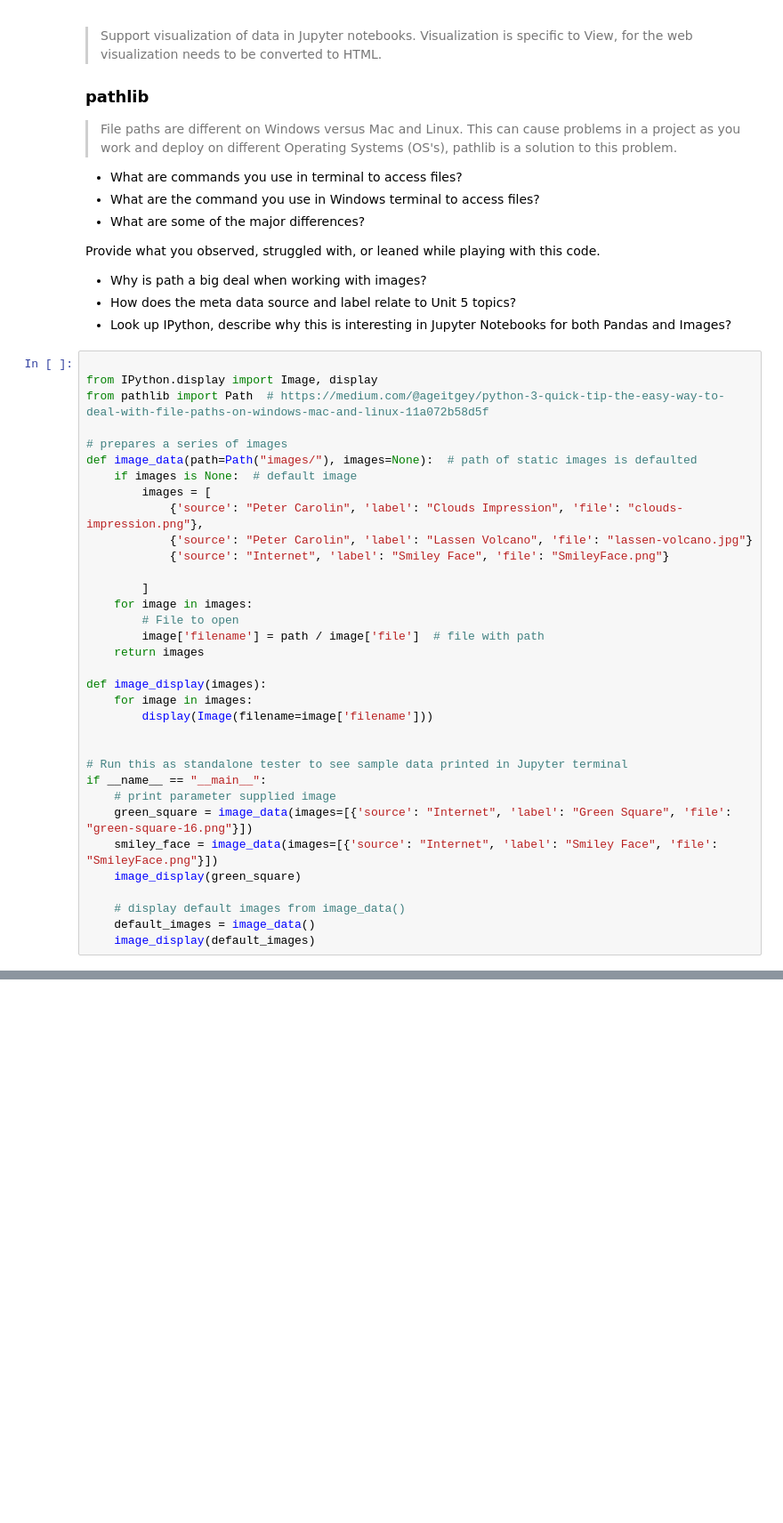
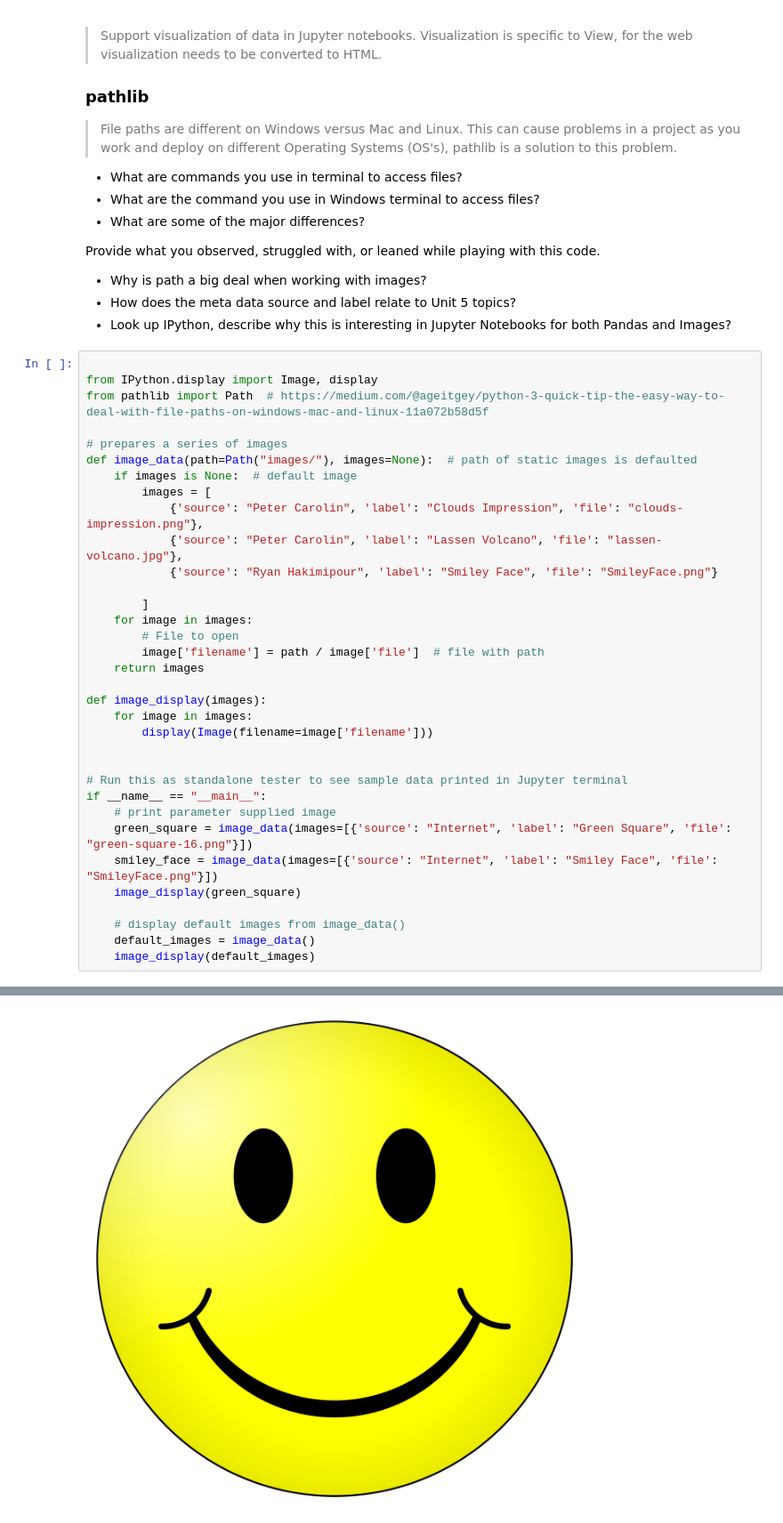
Before and after one commit to AniCricKet/automatic-spork, a Jupyter notebook: _notebooks/2023-03-07-AP-unit2-2.ipynb, the cells around one changed output, grey strips where cells are left out. Shown at 89% size. Saved outputs shown, nothing was run; the diff lists cells and outputs as text; blank space fills up the shorter version.

Commit message:
smiley face

```diff
--- a/_notebooks/2023-03-07-AP-unit2-2.ipynb
+++ b/_notebooks/2023-03-07-AP-unit2-2.ipynb
@@ -51,35 +51,36 @@ from pathlib import Path  # https://medium.com/@ageitgey/python-3-quick-tip-the-
 def image_data(path=Path("images/"), images=None):  # path of static images is defaulted
     if images is None:  # default image
         images = [
             {'source': "Peter Carolin", 'label': "Clouds Impression", 'file': "clouds-impression.png"},
-            {'source': "Peter Carolin", 'label': "Lassen Volcano", 'file': "lassen-volcano.jpg"}
-            {'source': "Internet", 'label': "Smiley Face", 'file': "SmileyFace.png"}
+            {'source': "Peter Carolin", 'label': "Lassen Volcano", 'file': "lassen-volcano.jpg"},
+            {'source': "Ryan Hakimipour", 'label': "Smiley Face", 'file': "SmileyFace.png"}
 
         ]
     for image in images:
         # File to open
         image['filename'] = path / image['file']  # file with path
     return images
 
 def image_display(images):
     for image in images:
         display(Image(filename=image['filename']))
 
 
 # Run this as standalone tester to see sample data printed in Jupyter terminal
 if __name__ == "__main__":
     # print parameter supplied image
     green_square = image_data(images=[{'source': "Internet", 'label': "Green Square", 'file': "green-square-16.png"}])
     smiley_face = image_data(images=[{'source': "Internet", 'label': "Smiley Face", 'file': "SmileyFace.png"}])
     image_display(green_square)
 
     # display default images from image_data()
     default_images = image_data()
     image_display(default_images)
 # %% [output]
 [figure]
 [figure]
 [figure]
+[figure, added]
 # %% [markdown]
 ## Reading and Encoding Images (2 implementations follow)
 
```
Also changed, not shown: parts of 2 cells of this notebook, 1 other file.
